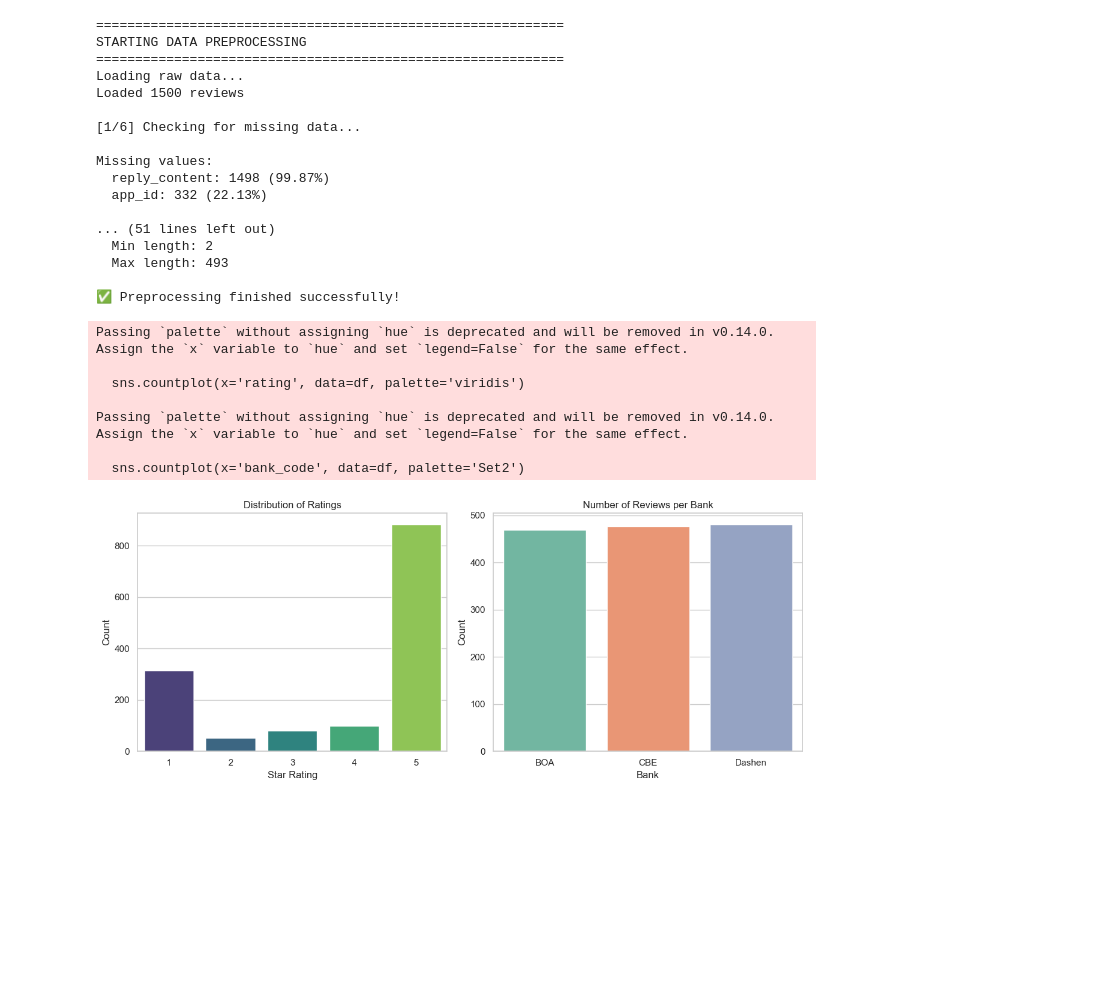
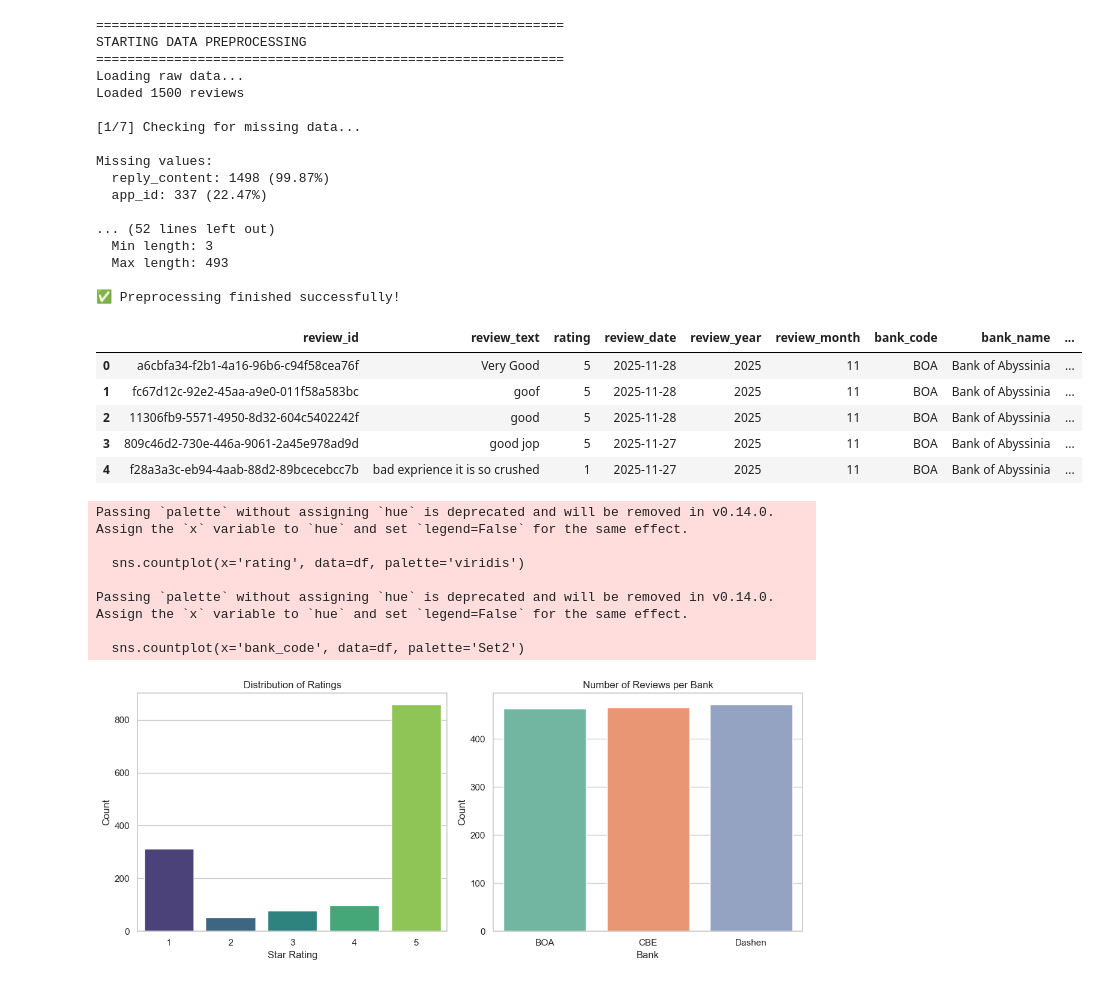
Before and after one commit to AdeyAmare/customer-experience-analytics, a Jupyter notebook: notebooks/preprocessing_eda.ipynb, the cells around one changed output. Drawn from its saved outputs; the diff is of its cells as text; code cells hidden in the pictures; blank space fills up the shorter version.

```diff
--- a/notebooks/preprocessing_eda.ipynb
+++ b/notebooks/preprocessing_eda.ipynb
@@ -94,33 +75,37 @@ Date: 2025-11-23 11:49:24
 # %%
-# Initialize the preprocessor
 preprocessor = ReviewPreprocessor()
-
-# Run the process
 success = preprocessor.process()
 
 if success:
     print("\n✅ Preprocessing finished successfully!")
     df = preprocessor.df
+    display(df.head())
 else:
-    print("❌ Preprocessing failed.")
+    print("\n❌ Preprocessing failed.")
 # %% [output]
 ============================================================
 STARTING DATA PREPROCESSING
 ============================================================
 Loading raw data...
 Loaded 1500 reviews
 
-[1/6] Checking for missing data...
+[1/7] Checking for missing data...
 
 Missing values:
   reply_content: 1498 (99.87%)
-  app_id: 332 (22.13%)
+  app_id: 337 (22.47%)
 
-... (51 lines left out)
-  Min length: 2
+... (52 lines left out)
+  Min length: 3
   Max length: 493
 
 ✅ Preprocessing finished successfully!
+|  | review_id | review_text | rating | review_date | review_year | review_month | bank_code | bank_name | ... |
+| 0 | a6cbfa34-f2b1-4a16-96b6-c94f58cea76f | Very Good | 5 | 2025-11-28 | 2025 | 11 | BOA | Bank of Abyssinia | ... |
+| 1 | fc67d12c-92e2-45aa-a9e0-011f58a583bc | goof | 5 | 2025-11-28 | 2025 | 11 | BOA | Bank of Abyssinia | ... |
+| 2 | 11306fb9-5571-4950-8d32-604c5402242f | good | 5 | 2025-11-28 | 2025 | 11 | BOA | Bank of Abyssinia | ... |
+| 3 | 809c46d2-730e-446a-9061-2a45e978ad9d | good jop | 5 | 2025-11-27 | 2025 | 11 | BOA | Bank of Abyssinia | ... |
+| 4 | f28a3a3c-eb94-4aab-88d2-89bcecebcc7b | bad exprience it is so crushed | 1 | 2025-11-27 | 2025 | 11 | BOA | Bank of Abyssinia | ... |
 # %%
 # Set plot style
 sns.set(style="whitegrid")
@@ -150,7 +135,7 @@ Passing `palette` without assigning `hue` is deprecated and will be removed in v
 Passing `palette` without assigning `hue` is deprecated and will be removed in v0.14.0. Assign the `x` variable to `hue` and set `legend=False` for the same effect.
 
   sns.countplot(x='bank_code', data=df, palette='Set2')
-[figure, old version]
+[figure, new version]
 # %%
 # 3. Review Length Distribution
 plt.figure(figsize=(10, 6))
```
Also changed, not shown: parts of 3 cells of this notebook, 5 other files.
